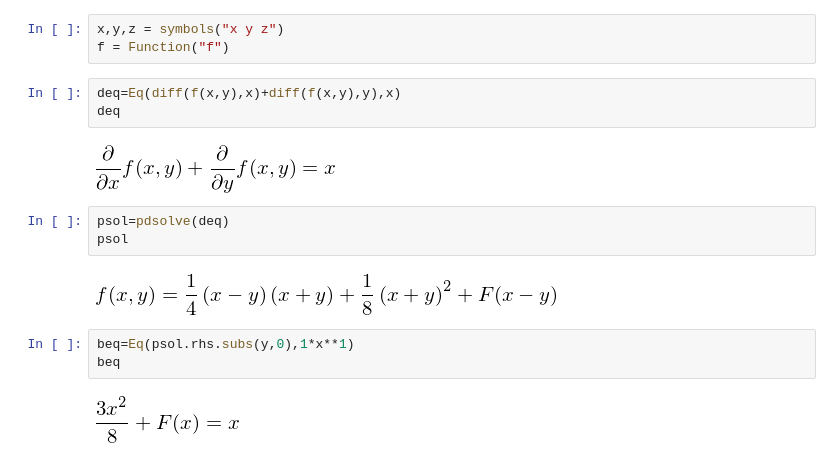
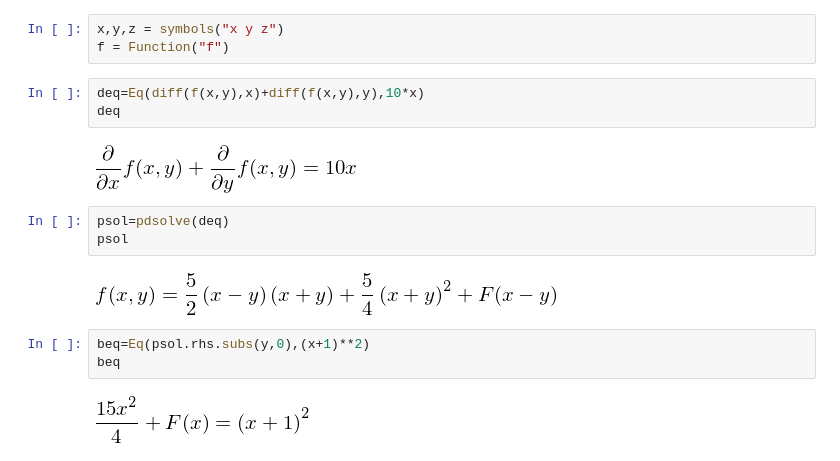
Before and after one commit to torhans/StudyGit, a Jupyter notebook: Symbolic.ipynb, the cells around one changed output. Drawn from its saved outputs; the diff is of its cells as text.

```diff
--- a/Symbolic.ipynb
+++ b/Symbolic.ipynb
@@ -5,20 +5,20 @@ init_printing()
 x,y,z = symbols("x y z")
 f = Function("f")
 # %%
-deq=Eq(diff(f(x,y),x)+diff(f(x,y),y),x)
+deq=Eq(diff(f(x,y),x)+diff(f(x,y),y),10*x)
 deq
 # %% [output]
-[figure, old version]
+[figure, new version]
 # %%
 psol=pdsolve(deq)
 psol
 # %% [output]
-[figure, old version]
+[figure, new version]
 # %%
-beq=Eq(psol.rhs.subs(y,0),1*x**1)
+beq=Eq(psol.rhs.subs(y,0),(x+1)**2)
 beq
 # %% [output]
-[figure, old version]
+[figure, new version]
 # %%
 F=Function("F")
 fsol=solve(beq,F(x))
```
Also changed, not shown: parts of 6 cells of this notebook, 1 other file.
